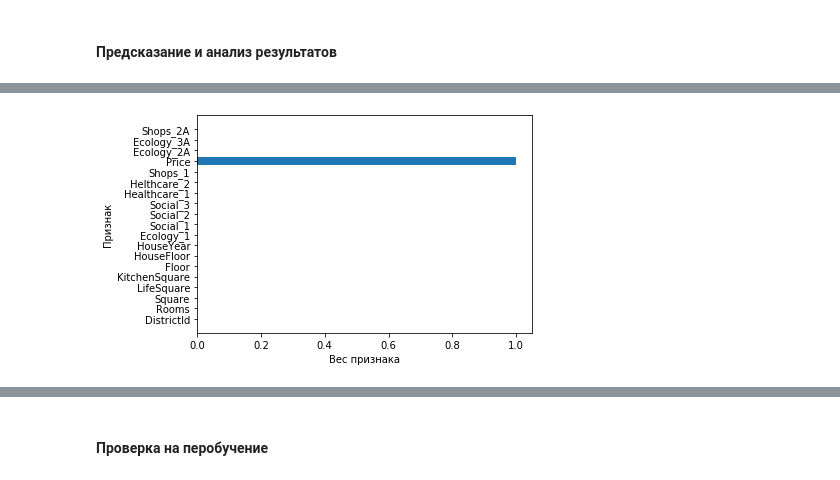
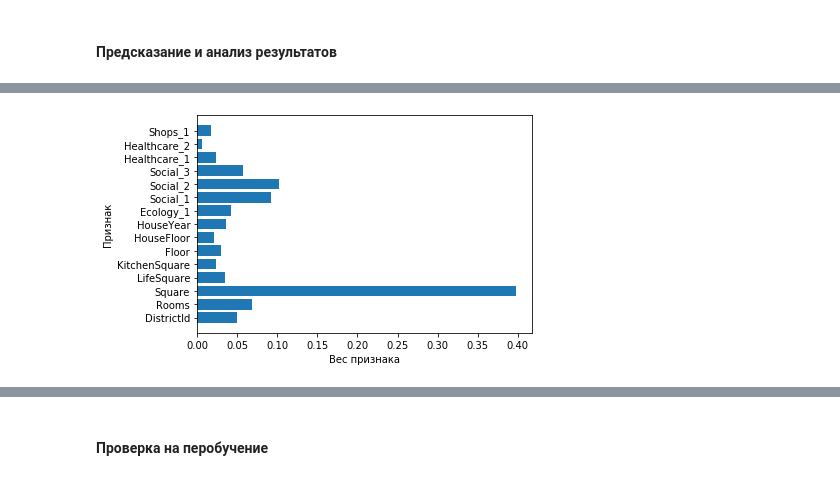
Before and after one commit to comrade747/python, a Jupyter notebook: project_task/ErshovAA_solution.ipynb, the cells around one changed output, grey strips where cells are left out. Cells and saved outputs as stored; diff of their text form; code cells hidden in the pictures.

```diff
--- a/project_task/ErshovAA_solution.ipynb
+++ b/project_task/ErshovAA_solution.ipynb
@@ -184,8 +448,9 @@ plt.show()
 [figure]
 # %%
 feature_names = df.columns.tolist()[1:]
+#feature_names.remove({"Price"})
 
-feature_names_for_stand = ['Rooms', 'Square', 'LifeSquare', 'KitchenSquare', 'HouseFloor']
+feature_names_for_stand = ['DistrictId', 'Rooms', 'Square', 'LifeSquare', 'KitchenSquare', 'Floor', 'HouseFloor', 'HouseYear', 'Ecology_1', 'Social_1', 'Social_2', 'Social_3', 'Healthcare_1', 'Healthcare_2', 'Shops_1']
 # %%
 df_num_features = df[feature_names_for_stand]
 
@@ -202,5 +467,6 @@ df.loc[df['HouseFloor'] > 40, 'HouseFloor'] = df['HouseFloor'].median()
 #### Подготовка и обучение модели
 # %%
 X = df[feature_names_for_stand]
-X = df[feature_names]
 y = df[['Price']]
+
+X.info()
@@ -207,7 +494,7 @@ y = df[['Price']]
 # %%
 X_train, X_test, y_train, y_test = train_test_split(X, y, test_size=0.3, random_state=42)
 # %%
-rfr = RandomForestRegressor(n_estimators=1000, max_depth=12, random_state=42)
+rfr = RandomForestRegressor(n_estimators=1000, max_depth=400, random_state=42)
 # %%
 %%time
 
@@ -280,5 +567,4 @@ df[feature_names].head(10)
 from sklearn.preprocessing import StandardScaler
 
 scaler = StandardScaler()
-stand_features = scaler.fit_transform(df[feature_names])
-stand_features
+stand_features = scaler.fit_transform(df[feature_names_for_stand])
@@ -315,12 +590,12 @@ RandomForestRegressor(bootstrap=True, criterion='mse', max_depth=12,
 # %%
-plt.barh(feature_names, rfr.feature_importances_.flatten())
+plt.barh(feature_names_for_stand, rfr.feature_importances_.flatten())
 
 plt.xlabel("Вес признака")
 plt.ylabel("Признак")
 
 plt.show()
 # %% [output]
-[figure, old version]
+[figure, new version]
 # %%
 y_pred = rfr.predict(X_test_scaled)
 # %%
```
Also changed, not shown: parts of 71 cells of this notebook.
